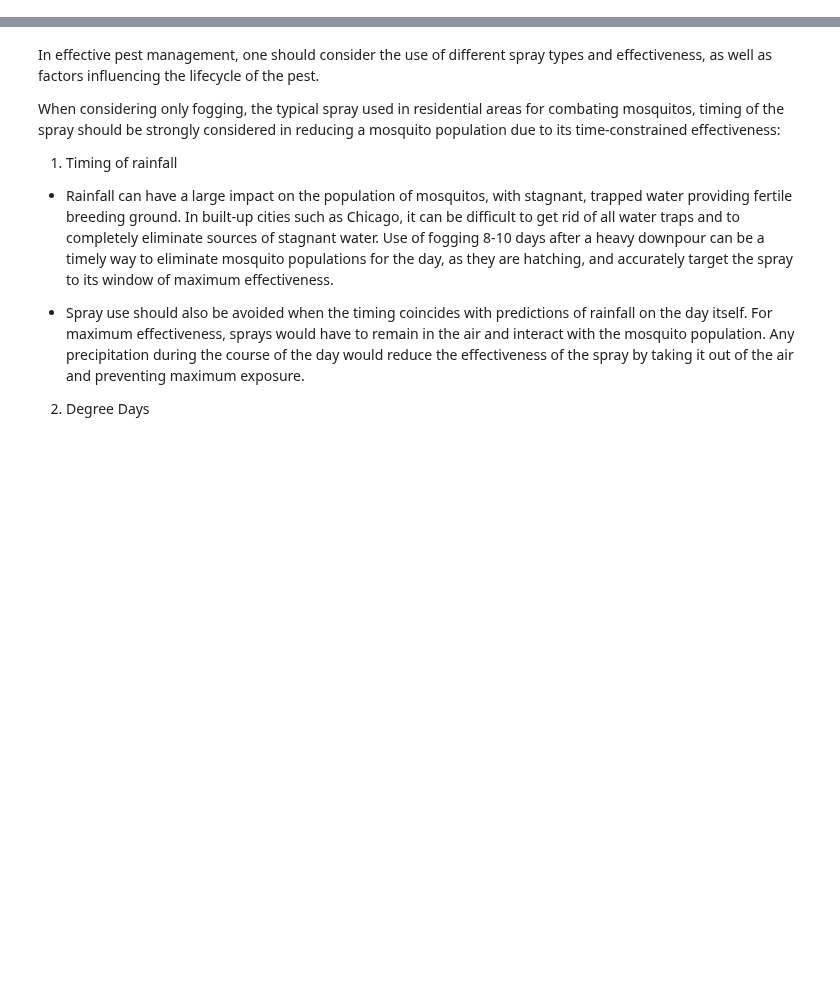
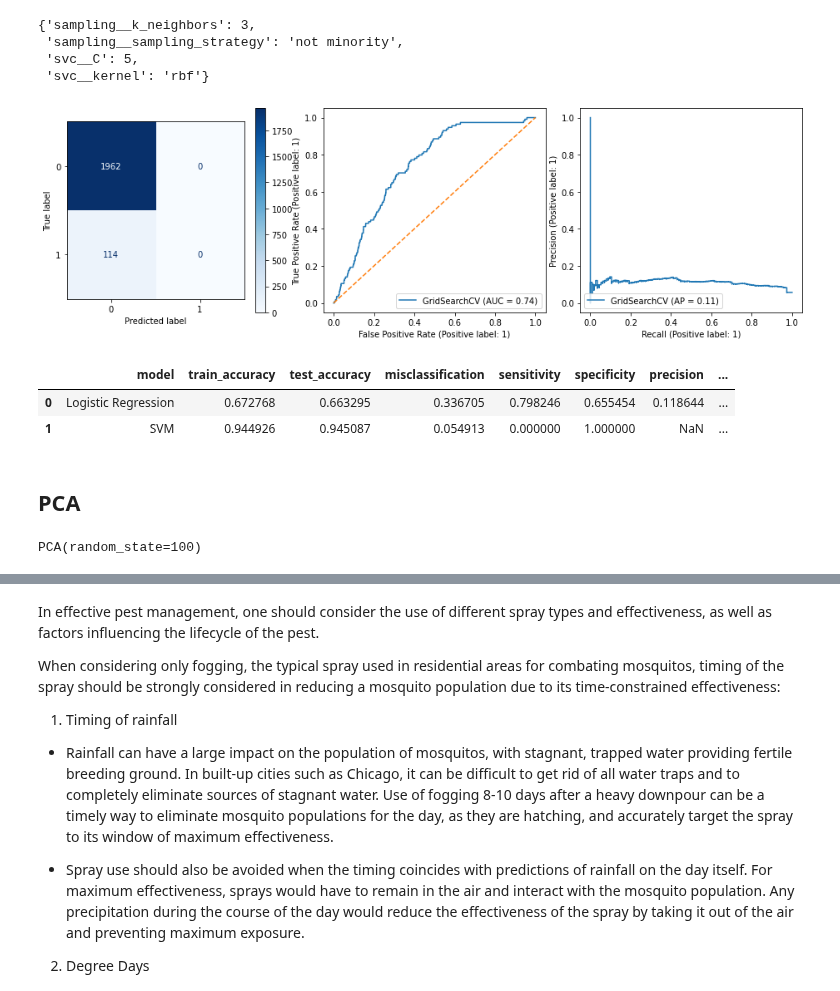
Before and after one commit to kkhalis/project_4, a Jupyter notebook: Project 4 - West Nile Virus Prediction_Khalis.ipynb, the cells around one changed output, grey strips where cells are left out. Drawn from its saved outputs; the diff is of its cells as text; code cells hidden in the pictures; blank space fills up the shorter version.

```diff
--- a/Project 4 - West Nile Virus Prediction_Khalis.ipynb
+++ b/Project 4 - West Nile Virus Prediction_Khalis.ipynb
@@ -1031,0 +208,26 @@ When examining the data, we do not see any similar correlation in mosquito popul
+# %%
+# instantiate pipeline
+pipe_svc = Pipeline([('sampling', SMOTE()),
+                 ('svc', SVC(probability=True, random_state=100)) # probability=True is needed to calculate predict_proba but fitting grid model would take very long
+                ])
+# %%
+# pipe_svc_params = {
+#     'svc__C': [5, 7, 9],
+#     'svc__kernel': ['rbf'],  #'poly'
+#     'sampling__sampling_strategy': ['minority', 'not minority', 'auto'],
+#     'sampling__k_neighbors': [3, 5],
+# }
+
+pipe_svc_params = {
+    'svc__C': [5],
+    'svc__kernel': ['rbf'],  #'poly'
+    'sampling__sampling_strategy': ['not minority', 'auto'],
+    'sampling__k_neighbors': [3],
+}
+# %%
+gs_svc = GridSearchCV(pipe_svc, pipe_svc_params, verbose=2, n_jobs=-1)
+# %%
+%%time
+gs_svc.fit(Xs_train, y_train)
+
+# wall time is cut by half we dont put SVC(probability=True) in the pipeline
@@ -1031,0 +247,11 @@ When examining the data, we do not see any similar correlation in mosquito popul
+# %%
+gs_svc.best_params_
+# %% [output]
+{'sampling__k_neighbors': 3,
+ 'sampling__sampling_strategy': 'not minority',
+ 'svc__C': 5,
+ 'svc__kernel': 'rbf'}
+# %%
+mod_metrics = metrics_and_plot_cm(gs_svc, Xs_val, y_val)
+# %% [output]
+[figure, added]
@@ -1031,0 +264,8 @@ When examining the data, we do not see any similar correlation in mosquito popul
+# %%
+results_df
+# %% [output]
+|  | model | train_accuracy | test_accuracy | misclassification | sensitivity | specificity | precision | ... |
+| 0 | Logistic Regression | 0.672768 | 0.663295 | 0.336705 | 0.798246 | 0.655454 | 0.118644 | ... |
+| 1 | SVM | 0.944926 | 0.945087 | 0.054913 | 0.000000 | 1.000000 | NaN | ... |
+# %% [markdown]
+## PCA
@@ -1031,0 +275,4 @@ When examining the data, we do not see any similar correlation in mosquito popul
+# %%
+pca.fit(Xs_train)
+# %% [output]
+PCA(random_state=100)
```
Also changed, not shown: parts of 258 cells of this notebook.
